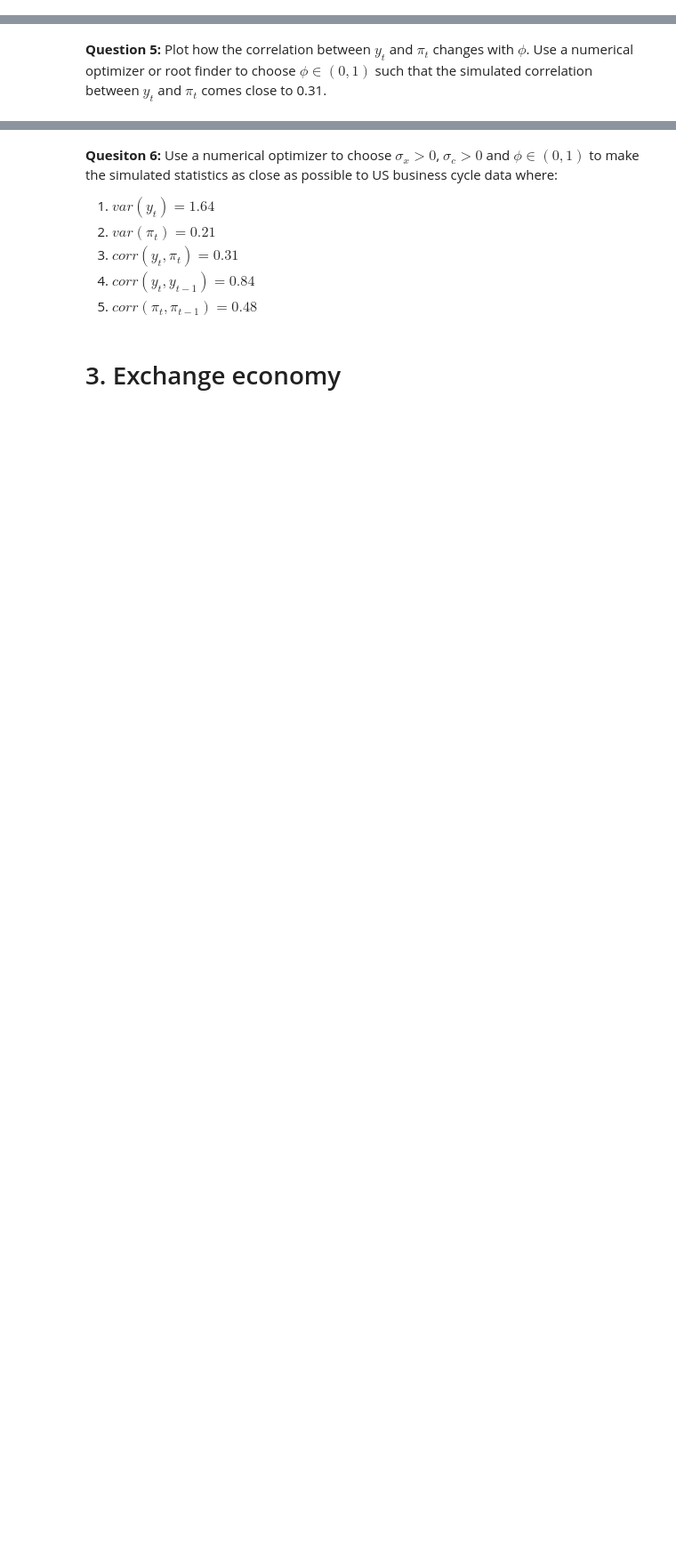
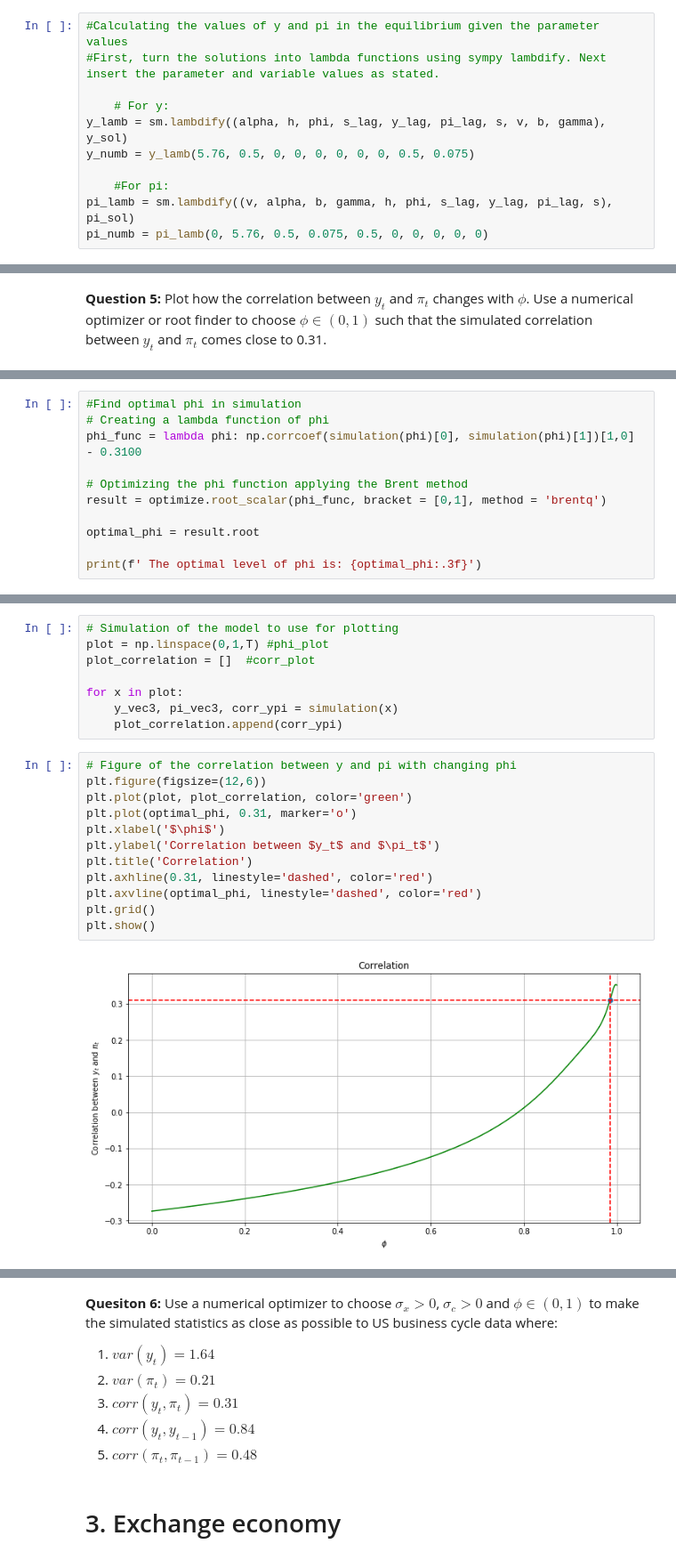
Before and after one commit to NumEconCopenhagen/projects-2019-alexander-helene, a Jupyter notebook: examproject/exam_2019.ipynb, the cells around one changed output, grey strips where cells are left out. Shown at 89% size. Cells and saved outputs as stored; diff of their text form; blank space fills up the shorter version.

```diff
--- a/examproject/exam_2019.ipynb
+++ b/examproject/exam_2019.ipynb
@@ -441,0 +505,11 @@ par['gamma'] = 0.075
+# %%
+#Calculating the values of y and pi in the equilibrium given the parameter values
+#First, turn the solutions into lambda functions using sympy lambdify. Next insert the parameter and variable values as stated.
+
+    # For y:
+y_lamb = sm.lambdify((alpha, h, phi, s_lag, y_lag, pi_lag, s, v, b, gamma), y_sol)
+y_numb = y_lamb(5.76, 0.5, 0, 0, 0, 0, 0, 0, 0.5, 0.075)
+
+    #For pi:
+pi_lamb = sm.lambdify((v, alpha, b, gamma, h, phi, s_lag, y_lag, pi_lag, s), pi_sol)
+pi_numb = pi_lamb(0, 5.76, 0.5, 0.075, 0.5, 0, 0, 0, 0, 0)
@@ -473,0 +831,11 @@ par['sigma_c'] = 0.2
+# %%
+#Find optimal phi in simulation
+# Creating a lambda function of phi
+phi_func = lambda phi: np.corrcoef(simulation(phi)[0], simulation(phi)[1])[1,0] - 0.3100
+
+# Optimizing the phi function applying the Brent method
+result = optimize.root_scalar(phi_func, bracket = [0,1], method = 'brentq')
+
+optimal_phi = result.root
+
+print(f' The optimal level of phi is: {optimal_phi:.3f}')
@@ -473,0 +844,22 @@ par['sigma_c'] = 0.2
+# %%
+# Simulation of the model to use for plotting
+plot = np.linspace(0,1,T) #phi_plot
+plot_correlation = []  #corr_plot
+
+for x in plot:
+    y_vec3, pi_vec3, corr_ypi = simulation(x)
+    plot_correlation.append(corr_ypi)
+# %%
+# Figure of the correlation between y and pi with changing phi
+plt.figure(figsize=(12,6))
+plt.plot(plot, plot_correlation, color='green')
+plt.plot(optimal_phi, 0.31, marker='o')
+plt.xlabel('$\phi$')
+plt.ylabel('Correlation between $y_t$ and $\pi_t$')
+plt.title('Correlation')
+plt.axhline(0.31, linestyle='dashed', color='red')
+plt.axvline(optimal_phi, linestyle='dashed', color='red')
+plt.grid()
+plt.show()
+# %% [output]
+[figure, added]
```
Also changed, not shown: parts of 32 cells of this notebook.
